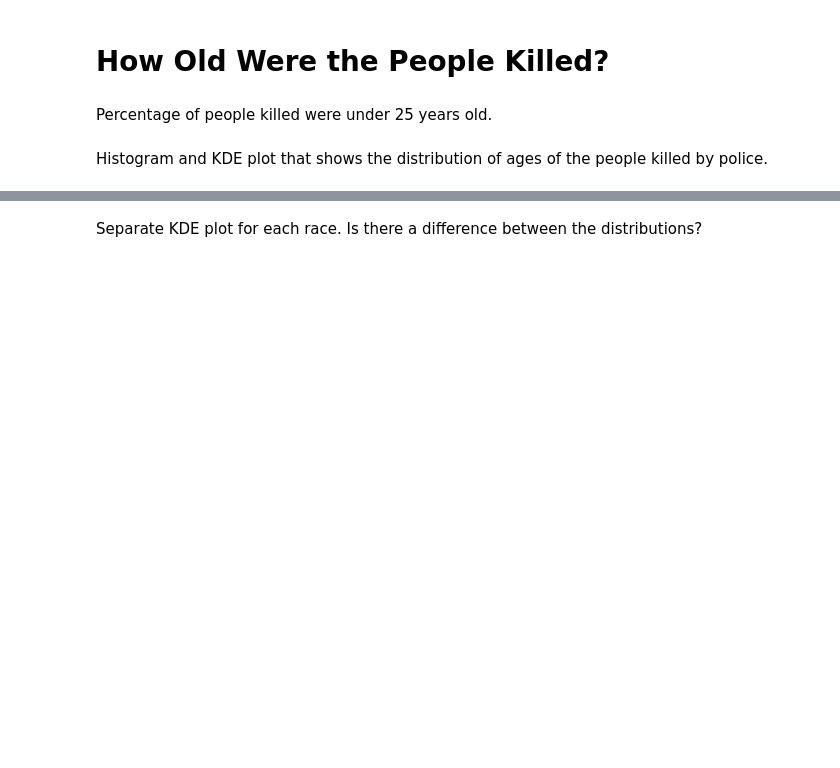
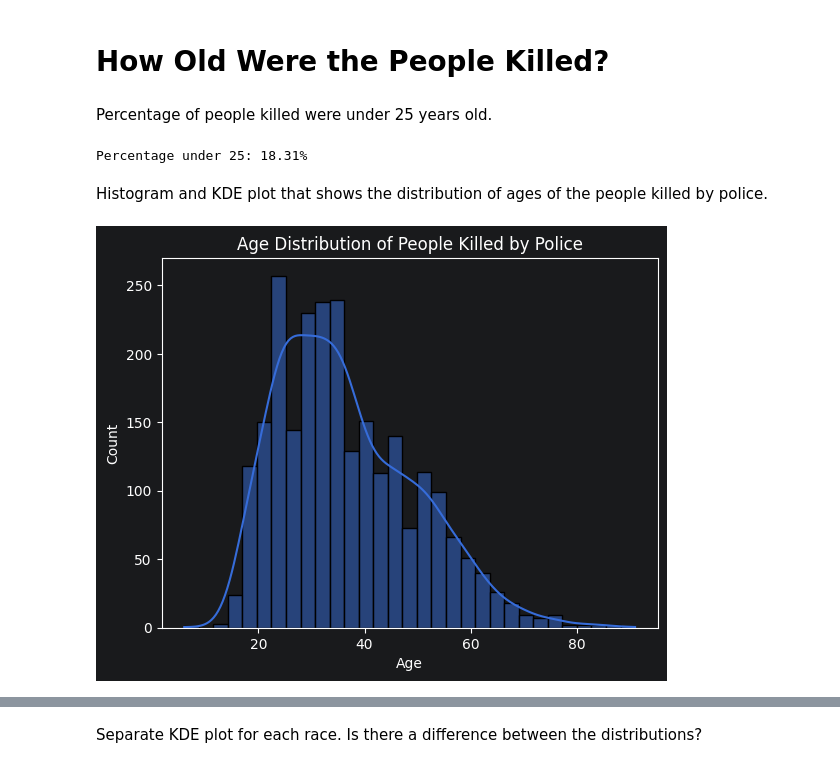
Before and after one commit to gkpyth/deaths-involving-police-in-usa-analysis, a Jupyter notebook: Fatal_Force.ipynb, the cells around one changed output, grey strips where cells are left out. Saved outputs shown, nothing was run; the diff lists cells and outputs as text; code cells hidden in the pictures; blank space fills up the shorter version.

```diff
--- a/Fatal_Force.ipynb
+++ b/Fatal_Force.ipynb
@@ -242,5 +514,21 @@ In what percentage of police killings were people armed? A chart showing what ki
 # How Old Were the People Killed?
 # %% [markdown]
 Percentage of people killed were under 25 years old.
+# %%
+# Percentage under 25
+under_25 = (df_fatalities['age'] < 25).sum() / df_fatalities['age'].count() * 100
+print(f'Percentage under 25: {under_25:.2f}%')
+# %% [output]
+Percentage under 25: 18.31%
 # %% [markdown]
 Histogram and KDE plot that shows the distribution of ages of the people killed by police.
+# %%
+# Histogram + KDE
+fig, ax = plt.subplots()
+sns.histplot(df_fatalities['age'].dropna(), kde=True, ax=ax)
+ax.set_title('Age Distribution of People Killed by Police')
+ax.set_xlabel('Age')
+ax.set_ylabel('Count')
+plt.show()
+# %% [output]
+[figure, added]
```
Also changed, not shown: parts of 48 cells of this notebook.
